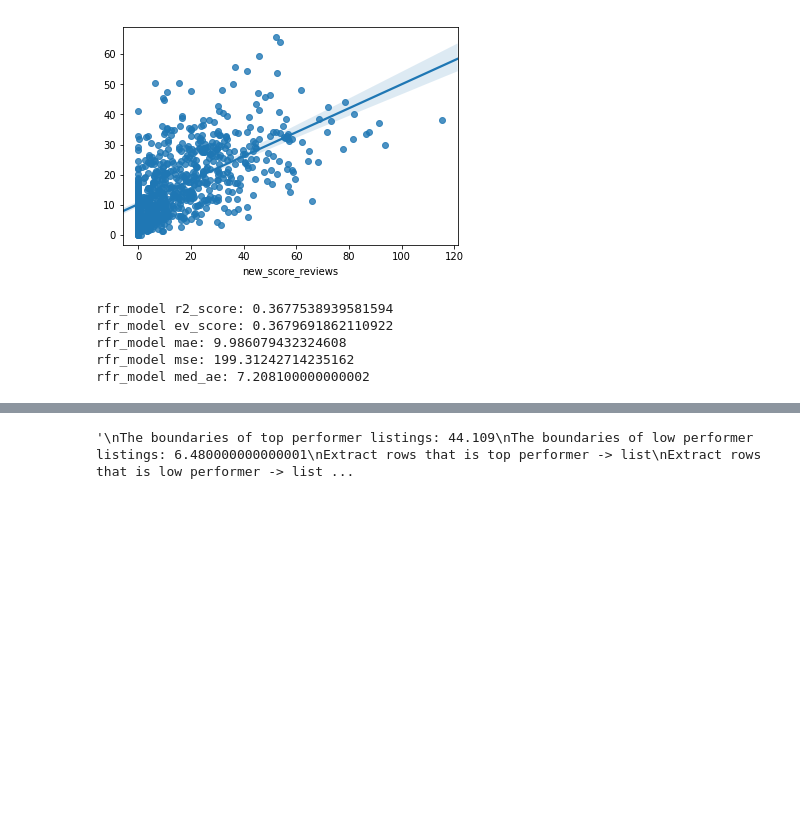
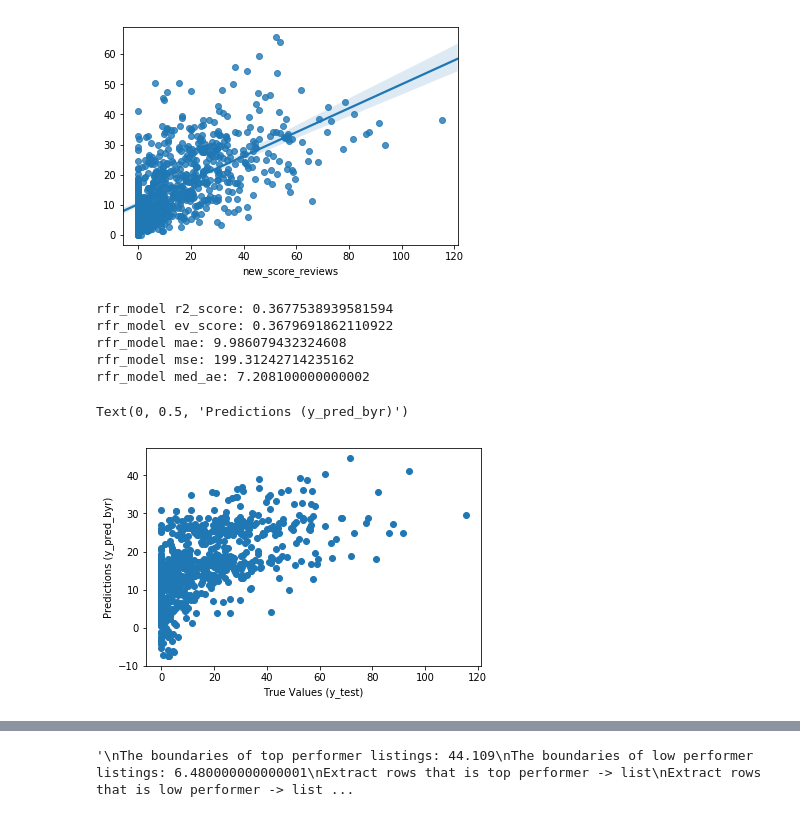
Before and after one commit to tonyman316/Become_a_Top_Airbnb_Earner, a Jupyter notebook: seattle_airbnb_top_earner.ipynb, the cells around one changed output, grey strips where cells are left out. Drawn from its saved outputs; the diff is of its cells as text; code cells hidden in the pictures; blank space fills up the shorter version.

Commit message:
added baysean ridge regression

```diff
--- a/seattle_airbnb_top_earner.ipynb
+++ b/seattle_airbnb_top_earner.ipynb
@@ -627,3 +625,18 @@ rfr_model ev_score: 0.3679691862110922
 rfr_model mae: 9.986079432324608
 rfr_model mse: 199.31242714235162
 rfr_model med_ae: 7.208100000000002
+# %%
+# Bayesian Ridge Regression
+from sklearn import linear_model
+
+byr_model = linear_model.BayesianRidge()
+
+byr_model = byr_model.fit(X_train, y_train)
+y_pred_byr = byr_model.predict(X_test)
+
+plt.scatter(y_test, y_pred_byr)
+plt.xlabel("True Values (y_test)")
+plt.ylabel("Predictions (y_pred_byr)")
+# %% [output]
+Text(0, 0.5, 'Predictions (y_pred_byr)')
+[figure, added]
```
Also changed, not shown: parts of 12 cells of this notebook.
